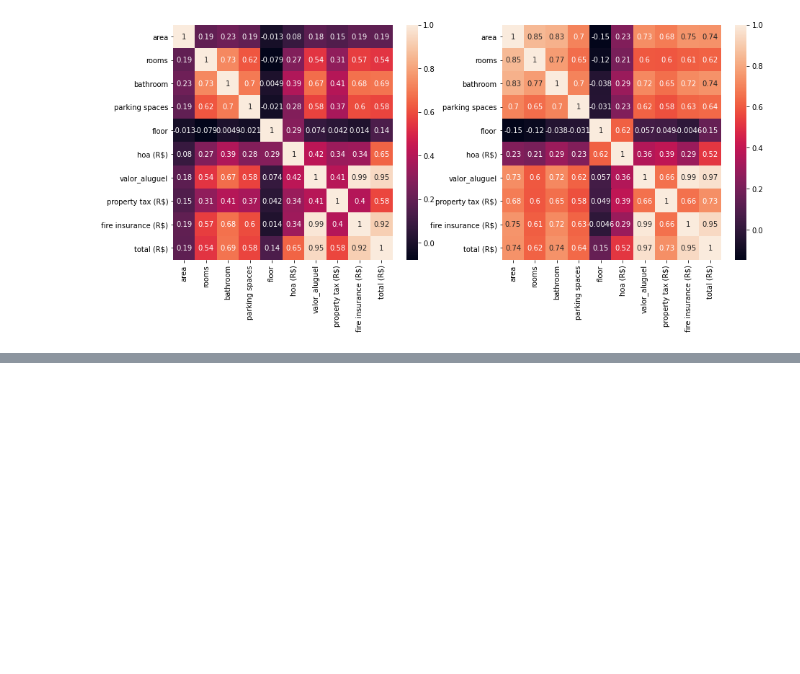
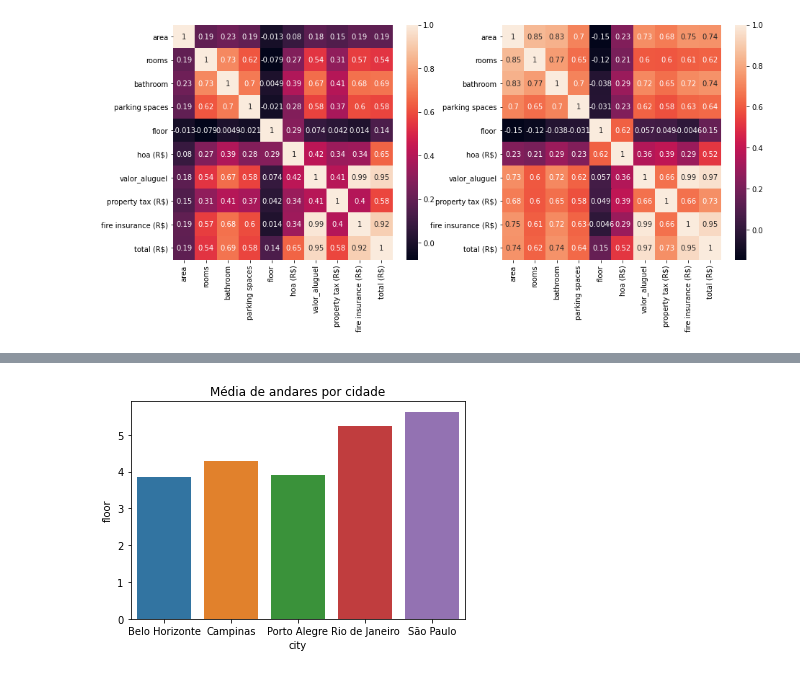
Before and after one commit to mikaelcordeiro/semanas, a Jupyter notebook: semana3/semana_3.ipynb, the cells around one changed output, grey strips where cells are left out. Cells and saved outputs as stored; diff of their text form; code cells hidden in the pictures; blank space fills up the shorter version.

```diff
--- a/semana3/semana_3.ipynb
+++ b/semana3/semana_3.ipynb
@@ -331,0 +380,5 @@ Produzir hipóteses é uma tarefa que parece fácil, pois muitas vezes beira o s
+# %%
+sns.barplot(data=df_lite.groupby('city')['floor'].mean().reset_index(), x='city', y='floor');
+plt.title('Média de andares por cidade');
+# %% [output]
+[figure, added]
```
Also changed, not shown: parts of 12 cells of this notebook.
